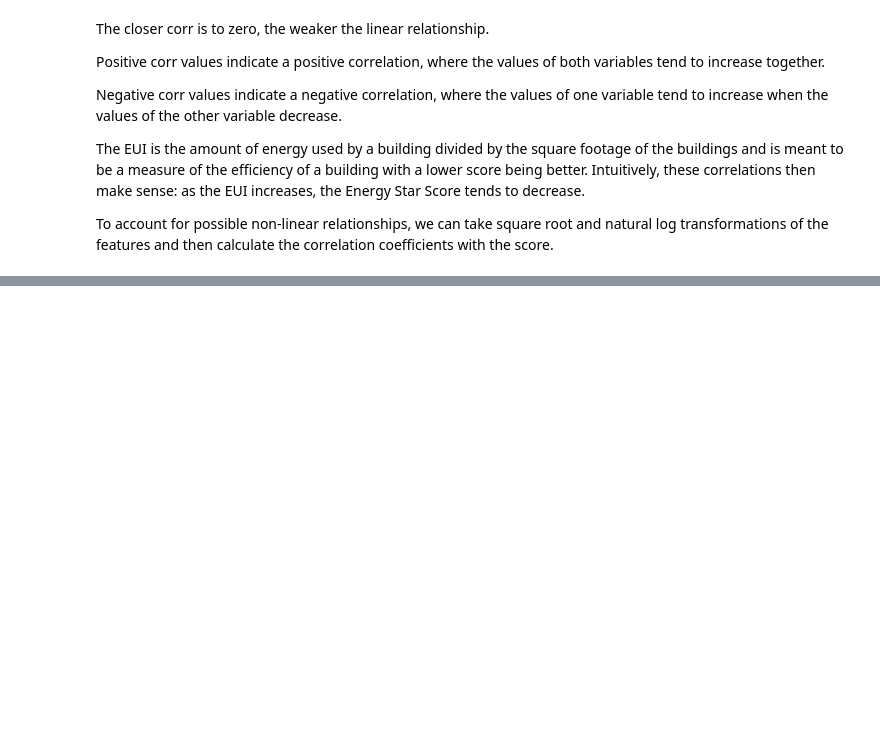
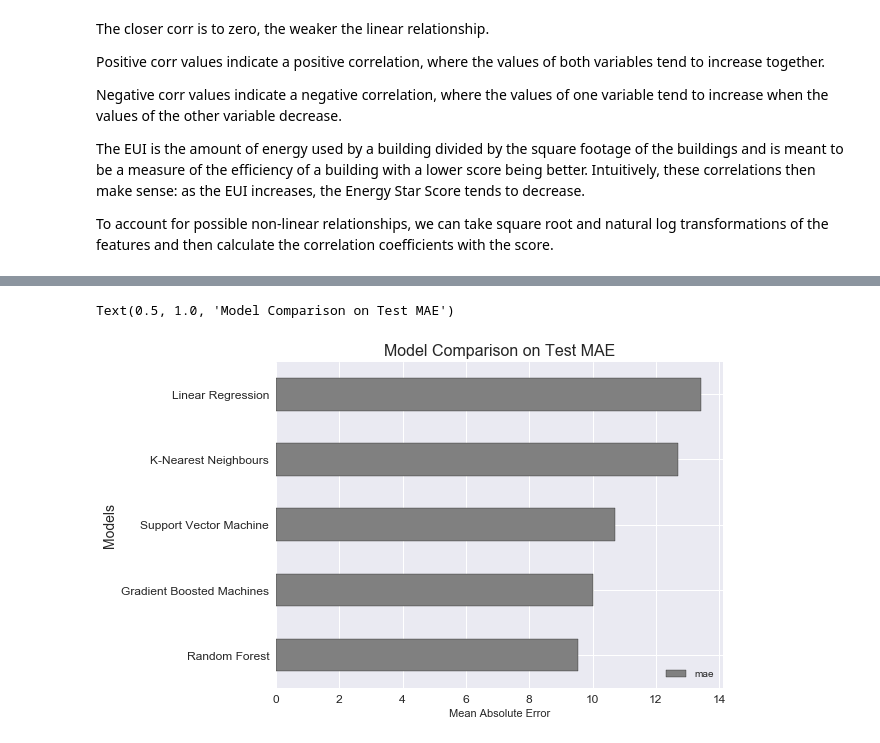
Before and after one commit to samwata/ML-Predicting-building-score, a Jupyter notebook: Building score prediction.ipynb, the cells around one changed output, grey strips where cells are left out. Saved outputs shown, nothing was run; the diff lists cells and outputs as text; code cells hidden in the pictures; blank space fills up the shorter version.

```diff
--- a/Building score prediction.ipynb
+++ b/Building score prediction.ipynb
@@ -504,0 +784,19 @@ Name: score, dtype: float64
+# %%
+#Calculating the Mean Absolute Error using a Funciton
+def mae(y_true, y_pred):
+    return np.mean(abs(y_true - y_pred))
+
+#Training, testing and evaluating a model
+def train_test_evaluate(model):
+
+    #Train
+    model.fit(X,y)
+
+    #Test
+    model_pred = model.predict(X_test)
+
+    #Evaluate
+    model_mae = mae(y_test, model_pred)
+
+    #Return performance metric
+    return model_mae
@@ -504,0 +844,29 @@ Name: score, dtype: float64
+# %%
+plt.style.use('seaborn')
+figsize(8, 6)
+
+#A dataframe to hold the results
+model_comparison = pd.DataFrame({'model': ['Linear Regression',
+                                           'Support Vector Machine',
+                                           'Random Forest',
+                                           'Gradient Boosted Machines', 'K-Nearest Neighbours'],
+                                'mae': [lr_mae, svm_mae, random_forest_mae, gradient_boosted_mae, knn_mae]})
+
+#Horizontal bar chart of MAE
+model_comparison.sort_values('mae', ascending = True).plot(x = 'model',
+                                                           y = 'mae',
+                                                           kind = 'barh',
+                                                           color = 'grey',
+                                                           edgecolor = 'black')
+
+#Plot formatting
+plt.ylabel('Models', size = 14)
+plt.yticks(size = 12)
+plt.xlabel('Mean Absolute Error')
+plt.xticks(size = 12)
+plt.title('Model Comparison on Test MAE', size = 16)
+
+#We can see that there is a use for ML because all the models significantly outperform the baseline.
+# %% [output]
+Text(0.5, 1.0, 'Model Comparison on Test MAE')
+[figure, added]
```
Also changed, not shown: parts of 27 cells of this notebook, 5 other files.
